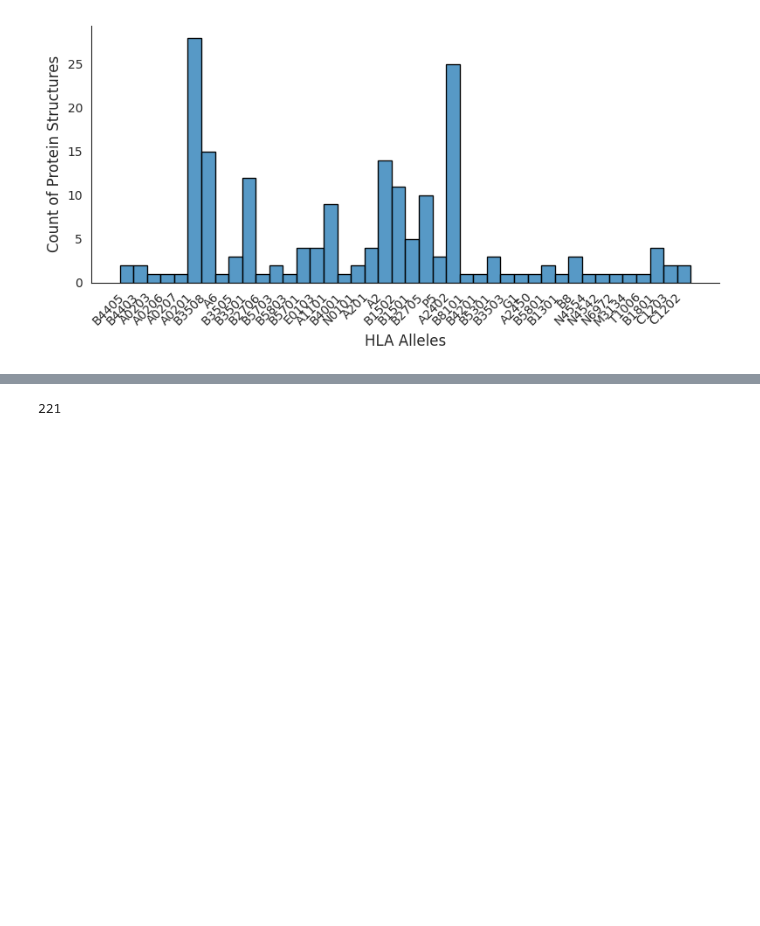
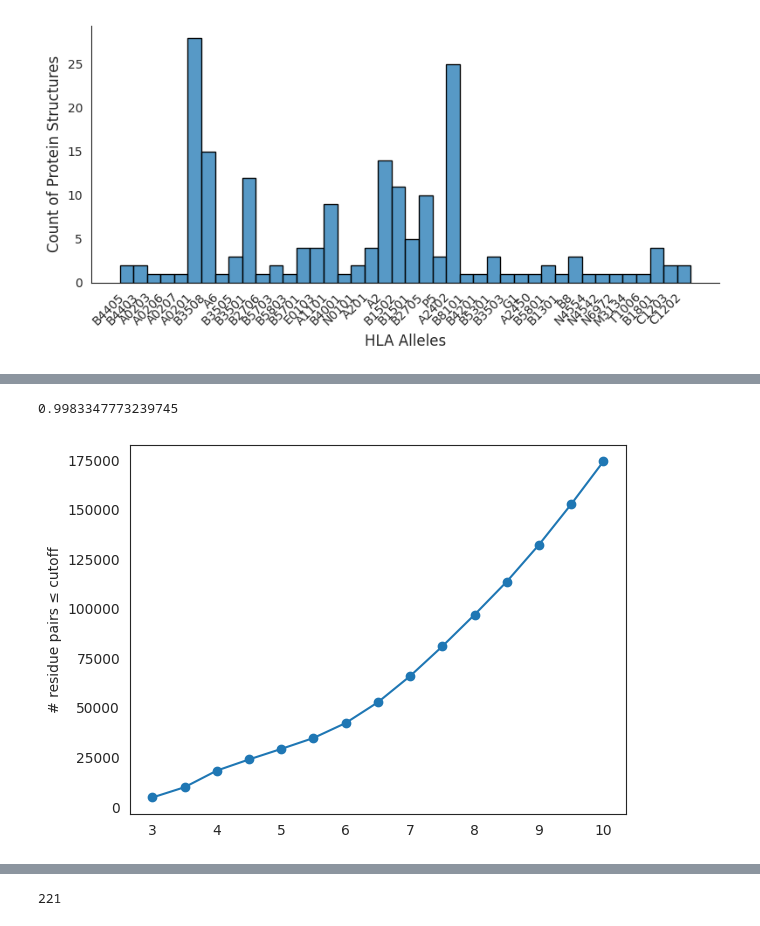
Before and after one commit to sermare/ESMCBA, a Jupyter notebook: jupyter_notebooks/rdfiffusion/RFD_eval.ipynb, the cells around one changed output, grey strips where cells are left out. Drawn from its saved outputs; the diff is of its cells as text; code cells hidden in the pictures; blank space fills up the shorter version.

```diff
--- a/jupyter_notebooks/rdfiffusion/RFD_eval.ipynb
+++ b/jupyter_notebooks/rdfiffusion/RFD_eval.ipynb
@@ -636,0 +763,5 @@ plt.show()
+# %%
+# %% 5 (OPTIONAL) redundancy filter
+# If you have allele labels, deduplicate with allele+peptide columns here.
+meta = meta.sort_values("resolution").drop_duplicates("pdb_id")  # keep all
+meta.head()
@@ -636,0 +775,5 @@ plt.show()
+# %%
+cutoffs   = [10]
+contacts = extract_contacts(pdb_dir, meta["pdb_id"], cut_max=max(cutoffs))
+# contacts.to_csv(outdir/"mhc_epitope_contacts.csv", index=False)
+contacts.head()
@@ -636,0 +791,19 @@ plt.show()
+# %%
+1 - (contacts['min_distance'] < 3).mean()
+0.9983347773239745
+# %% [output]
+0.9983347773239745
+# %%
+res_contacts = (contacts.groupby(["pdb_id","ep_chain","ep_resnum",
+                                  "mhc_chain","mhc_resnum"])
+                         ["min_distance"].min()
+                         .reset_index())
+
+cutoffs = np.arange(3, 10.5, 0.5)
+cov = {c: (res_contacts.min_distance <= c).sum() for c in cutoffs}
+cov_df = pd.Series(cov).sort_index()
+cov_df.plot(marker="o")
+plt.ylabel("# residue pairs ≤ cutoff")
+plt.show()
+# %% [output]
+[figure, added]
```
Also changed, not shown: parts of 22 cells of this notebook.
